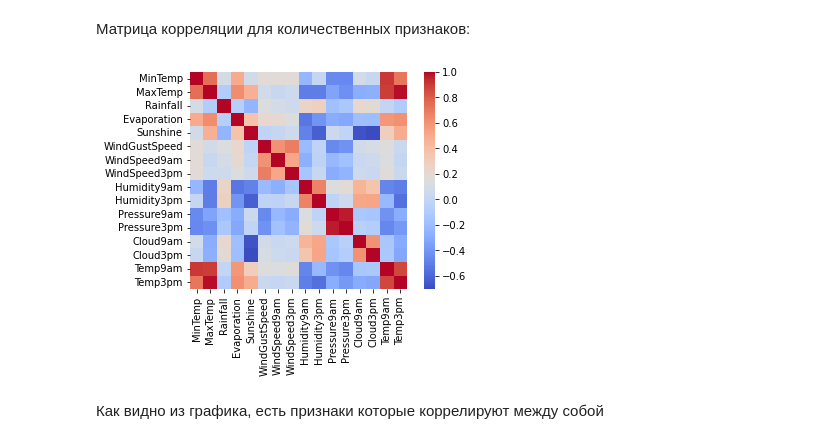
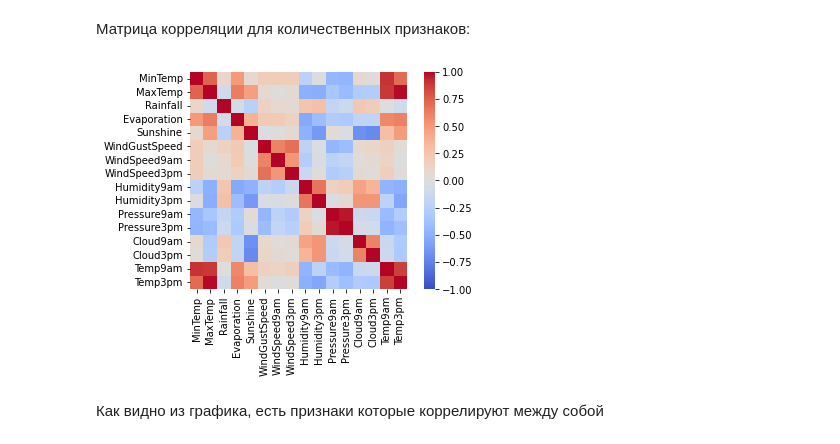
Before and after one commit to vlad-gogov/machine-learning, a Jupyter notebook: homeworks/hw_02.ipynb, the cells around one changed output. Drawn from its saved outputs; the diff is of its cells as text; code cells hidden in the pictures.

```diff
--- a/homeworks/hm_01.ipynb
+++ b/homeworks/hw_02.ipynb
@@ -288,10 +287,10 @@ data.describe(include=['category'])
 Матрица корреляции для количественных признаков:
 # %%
 corr_mat = data.corr()
-sns.heatmap(corr_mat, square=True, cmap='coolwarm')
+sns.heatmap(corr_mat, square=True, cmap='coolwarm', vmin=-1.0, vmax=1.0)
 pass
 # %% [output]
-[figure, old version]
+[figure, new version]
 # %% [markdown]
 Как видно из графика, есть признаки которые коррелируют между собой
 # %%
```
Also changed, not shown: parts of 10 cells of this notebook.
